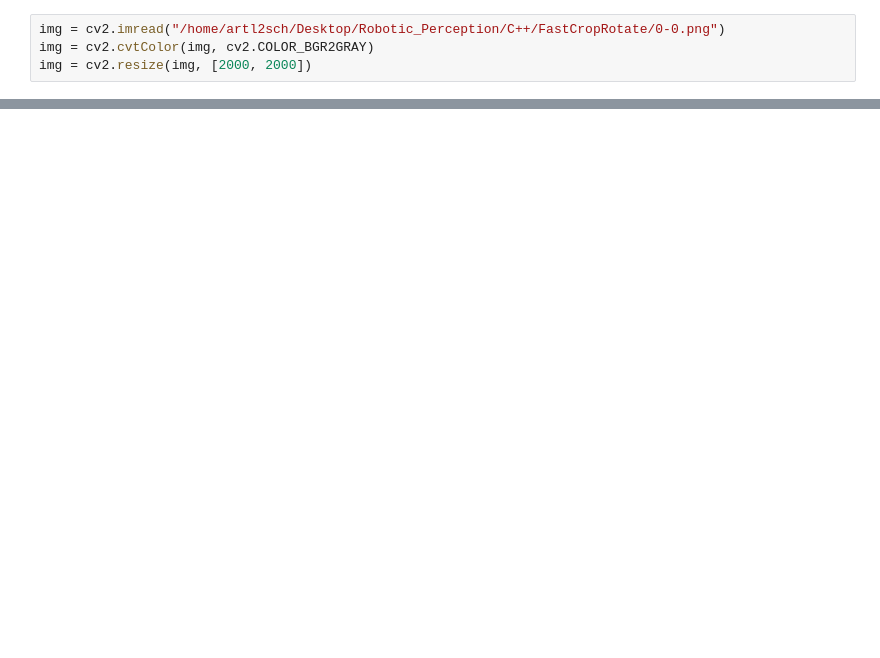
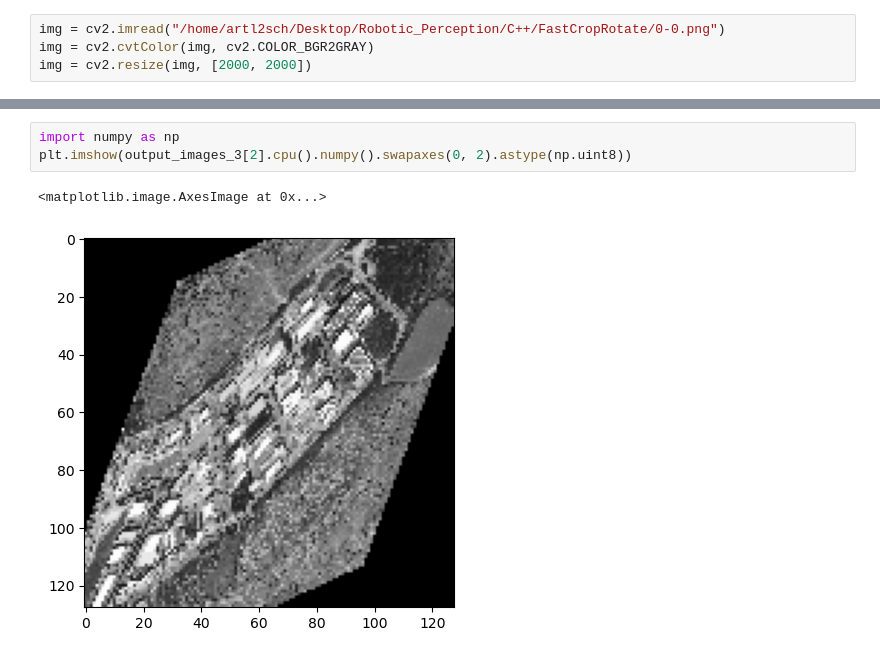
Before and after one commit to arthurhart314/DeepAirNav, a Jupyter notebook: test.ipynb, the cells around one changed output, grey strips where cells are left out. Saved outputs shown, nothing was run; the diff lists cells and outputs as text; blank space fills up the shorter version.

```diff
--- a/test.ipynb
+++ b/test.ipynb
@@ -84,0 +270,6 @@ torch.Size([500, 128])
+# %%
+import numpy as np
+plt.imshow(output_images_3[2].cpu().numpy().swapaxes(0, 2).astype(np.uint8))
+# %% [output]
+<matplotlib.image.AxesImage at 0x...>
+[figure, added]
```
Also changed, not shown: parts of 16 cells of this notebook, 4 other files.
